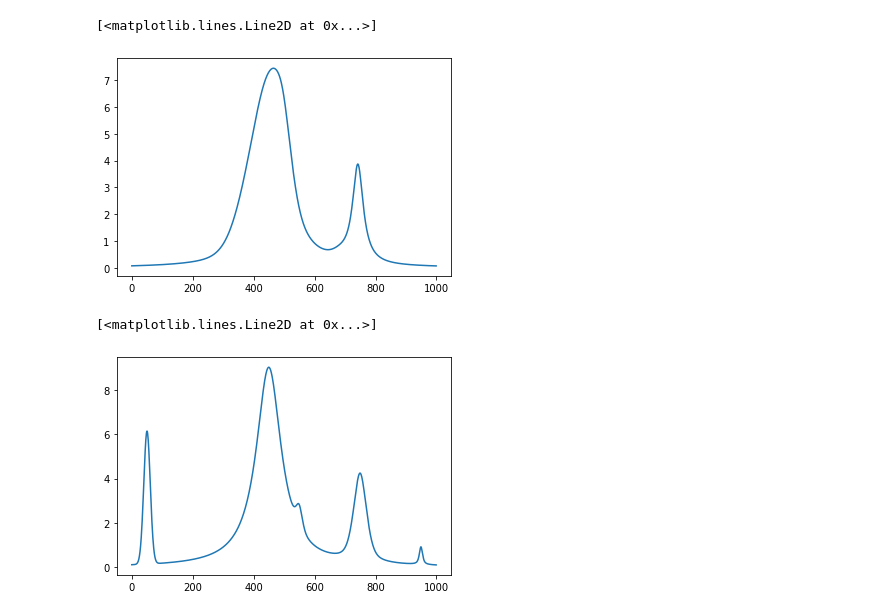
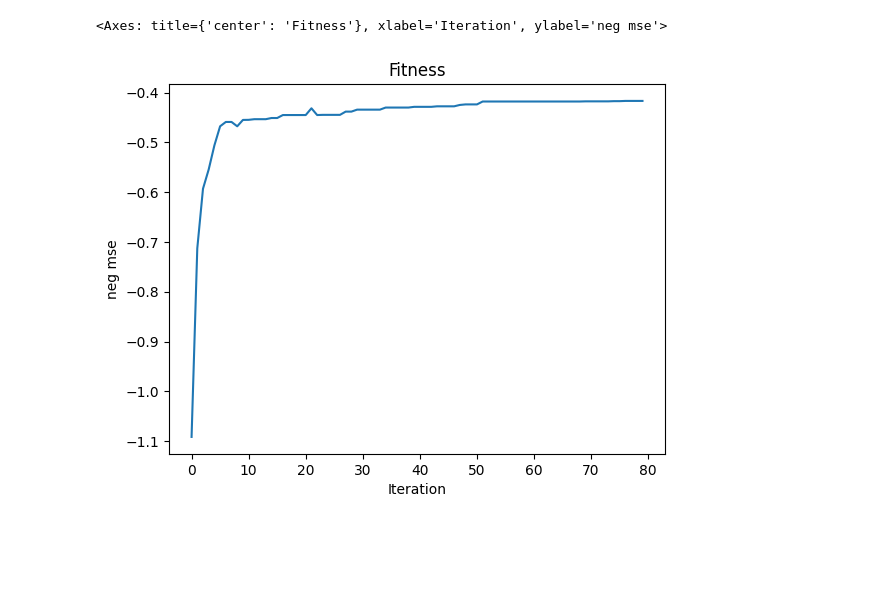
Before and after one commit to leostre/modernopt, a Jupyter notebook: experiments/tmp.ipynb, the cells around one changed output. Saved outputs shown, nothing was run; the diff lists cells and outputs as text; code cells hidden in the pictures; blank space fills up the shorter version.

```diff
--- a/experiments/tmp.ipynb
+++ b/experiments/tmp.ipynb
@@ -11,6 +25,10 @@ os.getcwd()
 # %%
 x = torch.tensor(np.linspace(-10, 10, 1000))
-x0= torch.tensor([1, 5, -9, -1, 9])
+x0= torch.tensor([.1, 5, -9, -1, 9])
 ws = torch.tensor([0.5, 1, 0.5, 2, 0.25])
 amp = torch.tensor([1, 4, 6, 9, 0.8])
 gau = torch.tensor([0.5, .5, 1, 0, 0.25])
+
+# idx = x0.sort().indices
+# for array in [ws, amp, gau]:
+#     array[:] = array[idx]
@@ -19,13 +35,12 @@ positions = torch.stack([amp, ws, x0, gau]).view(-1).repeat(18, 1)
 # %%
 import importlib
-import src.miscellaneous as misc
-import src.fish_algo as fish_algo
+import miscellaneous as misc
+import fish_algo as fish_algo
 
 importlib.reload(misc)
 importlib.reload(fish_algo)
 
-from src.matrix import Matrix
-from src.spectrum import Spectrum
+from spectrum import Spectrum
 
 import matplotlib.pyplot as plt
 data = misc.voigt_(x, amp, ws, x0, gau, True)
@@ -34,10 +49,22 @@ data = misc.voigt_(x, amp, ws, x0, gau, True)
 spc = Spectrum(
     x, data
 )
-dec = fish_algo.Deconvolutor(spc, 100, {'amp': (0, 10),
-     'w': (0, 10),
-     'x0': sorted(spc.wavenums[[0, -1]]),
+simple_boundaries = {'amp': (0, 10),
+     'w': (0, 4),
+     'x0': spc.wavenums[[0, -1]],
      'gau': (0, 1)
-    }, 'neg_log', {'step_vol': 0.9, 'step_ind': 1.5})
+    }
+
+dec = fish_algo.Deconvolutor(spc, 750, boundaries=None, mse_transform='neg',
+                             p=2,
+                             opt_params={'step_vol': 0.1, 'step_ind': .1,
+                                         'explorators_prop': 0.005},
+                             pos_range=0.05,
+                             scheduler_regime='no_change', checkout='best',
+                             scheduler_sch={
+                                'init_step_vol': 0.955,
+                                'init_step_ind': 0.91
+                             }, each_n=2, memory=5
+                             )
 # %%
 dec.run(100)
@@ -49,10 +71,5 @@ plt.plot(dec.school.history)
-# %%
-plt.plot(misc.voigt_(dec.x, *dec.school.optimal_position.view(4, -1)))
-# %% [output]
-[<matplotlib.lines.Line2D at 0x...>]
-[figure, removed]
-# %%
-plt.plot(data)
-# %% [output]
-[<matplotlib.lines.Line2D at 0x...>]
-[figure, removed]
+# %%
+dec.plot_history()
+# %% [output]
+<Axes: title={'center': 'Fitness'}, xlabel='Iteration', ylabel='neg mse'>
+[figure, added]
```
Also changed, not shown: parts of 12 cells of this notebook.
